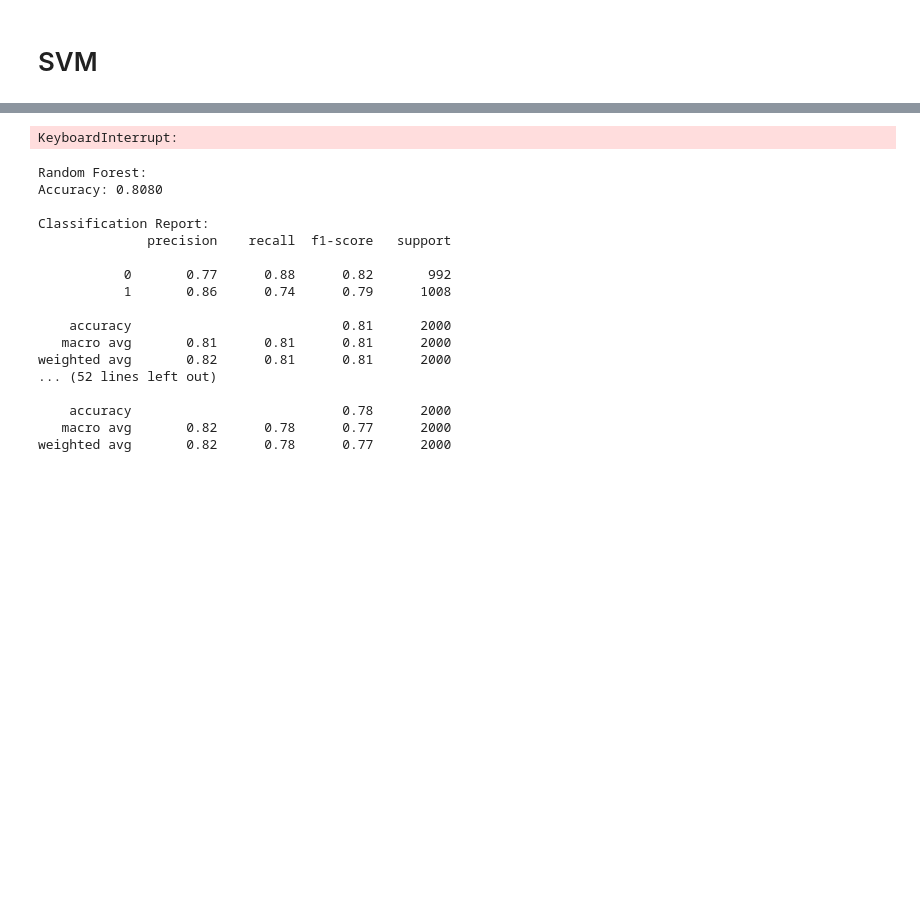
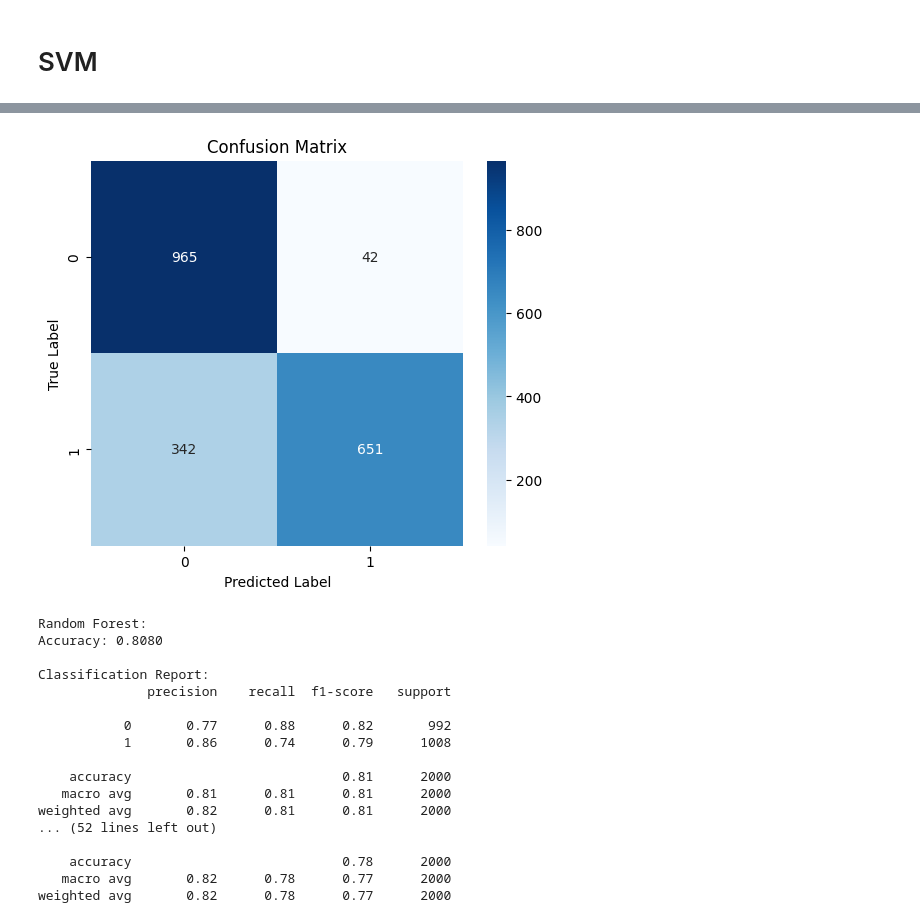
Before and after one commit to gitnicohub/Tesi, a Jupyter notebook: Feature_Extraction.ipynb, the cells around one changed output, grey strips where cells are left out. Cells and saved outputs as stored; diff of their text form; code cells hidden in the pictures; blank space fills up the shorter version.

Commit message:
fix : svm fixato e visualizzazione matrice

```diff
--- a/Feature_Extraction.ipynb
+++ b/Feature_Extraction.ipynb
@@ -501,69 +500,70 @@ plt.show()
 # %%
 from sklearn.svm import SVC
 from sklearn.preprocessing import StandardScaler
-from sklearn.metrics import accuracy_score, classification_report
+from sklearn.metrics import accuracy_score, classification_report, roc_auc_score, confusion_matrix
 from sklearn.model_selection import GridSearchCV
+import matplotlib.pyplot as plt
+import seaborn as sns
+import pandas as pd
+import time
 
-# First, scale the features (important for SVM)
+# Scale the features
 scaler = StandardScaler()
 X_train_scaled = scaler.fit_transform(X_train)
 X_test_scaled = scaler.transform(X_test)
 
-# Create and train basic SVM model
-svm = SVC(kernel='rbf', random_state=42)
-svm.fit(X_train_scaled, y_train)
-
-# Perform GridSearch for hyperparameter tuning
+# Define a reduced parameter grid (to speed up search)
 param_grid = {
-    'C': [0.1, 1, 10, 100],
-    'gamma': ['scale', 'auto', 0.1, 0.01],
-    'kernel': ['rbf', 'linear']
+    'C': [1, 10, 100],  # Removed 0.1 for faster search
+    'gamma': ['scale', 0.1, 0.01],  # Removed 'auto'
+    'kernel': ['rbf']  # Only RBF kernel
 }
 
+# Start GridSearch
+print("Starting Grid Search...")
+start_time = time.time()
+
 grid_search = GridSearchCV(
-    estimator=SVC(random_state=42),
+    estimator=SVC(random_state=42, probability=True),
     param_grid=param_grid,
     cv=5,
-    n_jobs=-1,
-    verbose=2
+    n_jobs=1,  # Avoid parallel execution issues
+    verbose=3  # Show detailed progress
 )
 
 grid_search.fit(X_train_scaled, y_train)
 
-# Print best parameters and score
-print(f"Best parameters: {grid_search.best_params_}")
-print(f"Best cross-validation score: {grid_search.best_score_:.4f}")
+end_time = time.time()
+print(f"\nGrid Search completed in {end_time - start_time:.2f} seconds")
 
-# Create model with best parameters
+# Get best parameters
+best_params = grid_search.best_params_
+print(f"\nBest Parameters: {best_params}")
+print(f"Best Cross-validation Score: {grid_search.best_score_:.4f}")
+
+# Train the best model
 best_svm = SVC(**grid_search.best_params_, random_state=42, probability=True)
 best_svm.fit(X_train_scaled, y_train)
 
 # Make predictions
 y_pred = best_svm.predict(X_test_scaled)
-y_pred_prob = best_svm.predict_proba(X_test_scaled)
+y_pred_prob = best_svm.predict_proba(X_test_scaled)[:, 1]  # Get probabilities for ROC AUC
 
-# Calculate metrics
-metrics = {
-    'Accuracy': accuracy_score(y_test, y_pred),
-    'Classification Report': classification_report(y_test, y_pred),
-    'ROC AUC': roc_auc_score(y_test, y_pred_prob[:, 1])
-}
+# Compute accuracy and other metrics
+accuracy = accuracy_score(y_test, y_pred)
+roc_auc = roc_auc_score(y_test, y_pred_prob) if len(set(y_test)) == 2 else None
 
-# Print results
-print("\nModel Performance Metrics:")
-print(f"Accuracy: {metrics['Accuracy']:.4f}")
-print(f"ROC AUC: {metrics['ROC AUC']:.4f}")
+print(f"\nAccuracy: {accuracy:.4f}")
+if roc_auc is not None:
+    print(f"ROC AUC: {roc_auc:.4f}")
+
 print("\nClassification Report:")
-print(metrics['Classification Report'])
+print(classification_report(y_test, y_pred))
 
-# Visualize confusion matrix
-import matplotlib.pyplot as plt
-import seaborn as sns
-
-cm = confusion_matrix(y_test, y_pred)
-plt.figure(figsize=(8, 6))
-sns.heatmap(cm, annot=True, fmt='d', cmap='Blues')
-plt.title('SVM Confusion Matrix')
+# Confusion matrix visualization
+plt.figure(figsize=(6, 5))
+sns.heatmap(confusion_matrix(y_test, y_pred), annot=True, fmt='d', cmap='Blues')
+plt.title('Confusion Matrix')
 plt.ylabel('True Label')
 plt.xlabel('Predicted Label')
 plt.show()
@@ -572,4 +588,4 @@ Fitting 5 folds for each of 32 candidates, totalling 160 fits
-KeyboardInterrupt:
+[figure, added]
 # %%
 # from sklearn.metrics import accuracy_score, classification_report
 
```
Also changed, not shown: parts of 8 cells of this notebook.
